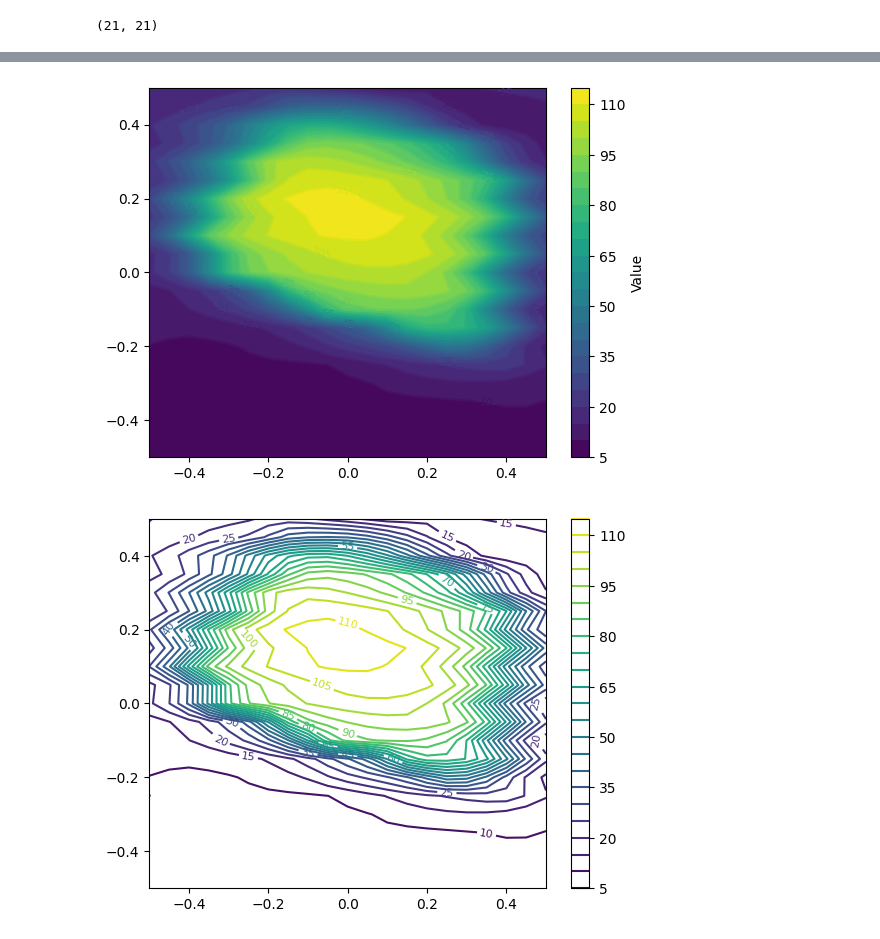
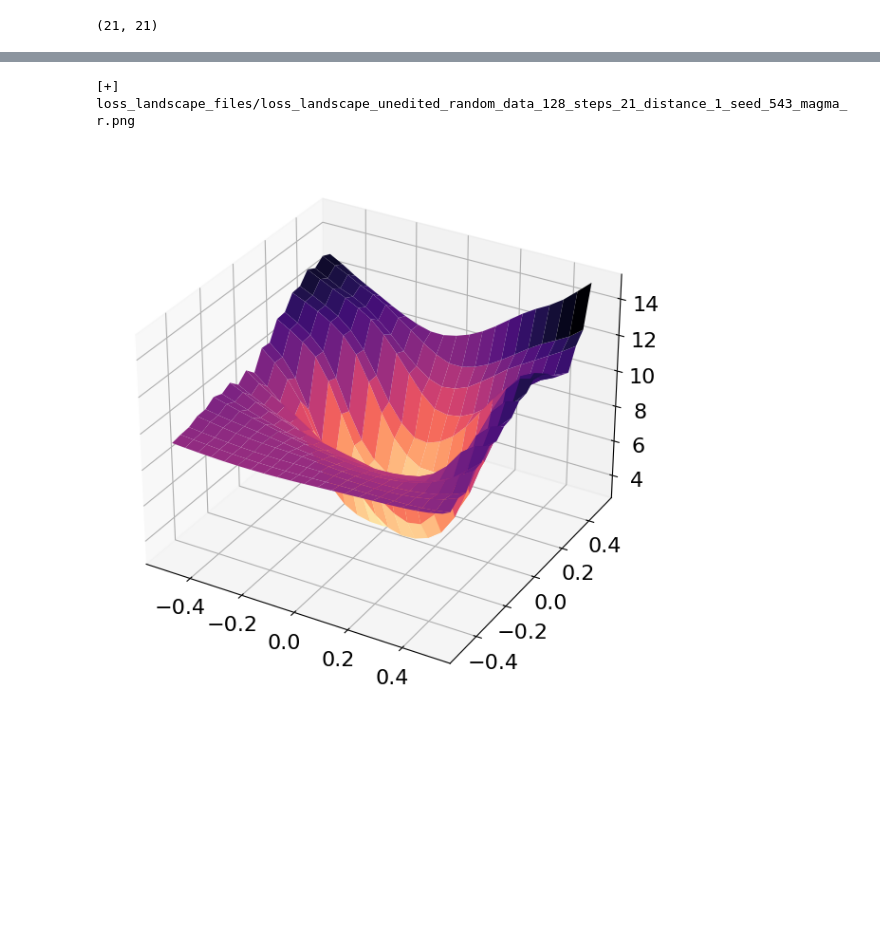
Before and after one commit to msakarvadia/memorization, a Jupyter notebook: figs/vis/plot_loss_landscapes.ipynb, the cells around one changed output, grey strips where cells are left out. Cells and saved outputs as stored; diff of their text form; code cells hidden in the pictures; blank space fills up the shorter version.

```diff
--- a/figs/vis/plot_loss_landscapes.ipynb
+++ b/figs/vis/plot_loss_landscapes.ipynb
@@ -99,36 +32,36 @@ plt.show()
-# %%
-fig, ax = plt.subplots()
-
-# Plot the contour map with your data
-contour = ax.contour(
-    X, Y, Z, levels=20, cmap="viridis"
-)  # You can adjust the number of levels and colormap
-ax.clabel(contour, inline=True, fontsize=8)
-
-# Optional: Use contourf to fill the contours
-contour_filled = ax.contourf(X, Y, Z, levels=20, cmap='viridis')
-
-# Add a color bar for reference
-# fig.colorbar(contour, ax=ax)
-cbar = fig.colorbar(contour_filled, ax=ax)
-cbar.ax.set_ylabel("Value")
-
-plt.show()
-# %% [output]
-[figure, removed]
-# %%
-fig, ax = plt.subplots()
-
-# Plot the contour map with your data
-contour = ax.contour(
-    X, Y, Z, levels=20, cmap="viridis"
-)  # You can adjust the number of levels and colormap
-ax.clabel(contour, inline=True, fontsize=8)
-
-
-# Add a color bar for reference
-fig.colorbar(contour, ax=ax)
-
-plt.show()
-# %% [output]
-[figure, removed]
+# %%
+# Select colormap
+cmap = 'magma_r'
+
+# Create figure
+fig = plt.figure(figsize=(7,6))
+ax = fig.add_subplot(111, projection='3d')
+
+# Reshape the data_matrix into a 41x41 grid for plotting
+Z = data_matrix.reshape((STEPS, STEPS))
+
+# Generate X and Y coordinates (41x41 grid)
+x = np.linspace(-DIST/2, DIST/2, STEPS)
+y = np.linspace(-DIST/2, DIST/2, STEPS)
+X, Y = np.meshgrid(x, y)
+
+# Plot the 3D surface with filled colors
+surf = ax.plot_surface(X, Y, Z, cmap=cmap, edgecolor='none')
+
+# Add a color bar for reference
+# fig.colorbar(surf, ax=ax, shrink=0.5, aspect=5)
+
+# Finalize figure
+ax.tick_params(labelsize=16)
+plt.tight_layout()
+
+# Save figure
+save_as_png = f"loss_landscape_files/loss_landscape_{use_model}_random_data_{n_data}_steps_{STEPS}_distance_{DIST}_seed_{SEED}_{cmap}.png"
+plt.savefig(save_as_png, dpi=600)
+print(f"[+] {save_as_png}")
+
+# Show figure
+plt.show()
+# %% [output]
+[+] loss_landscape_files/loss_landscape_unedited_random_data_128_steps_21_distance_1_seed_543_magma_r.png
+[figure, added]
```
Also changed, not shown: parts of 9 cells of this notebook, 15 other files.
